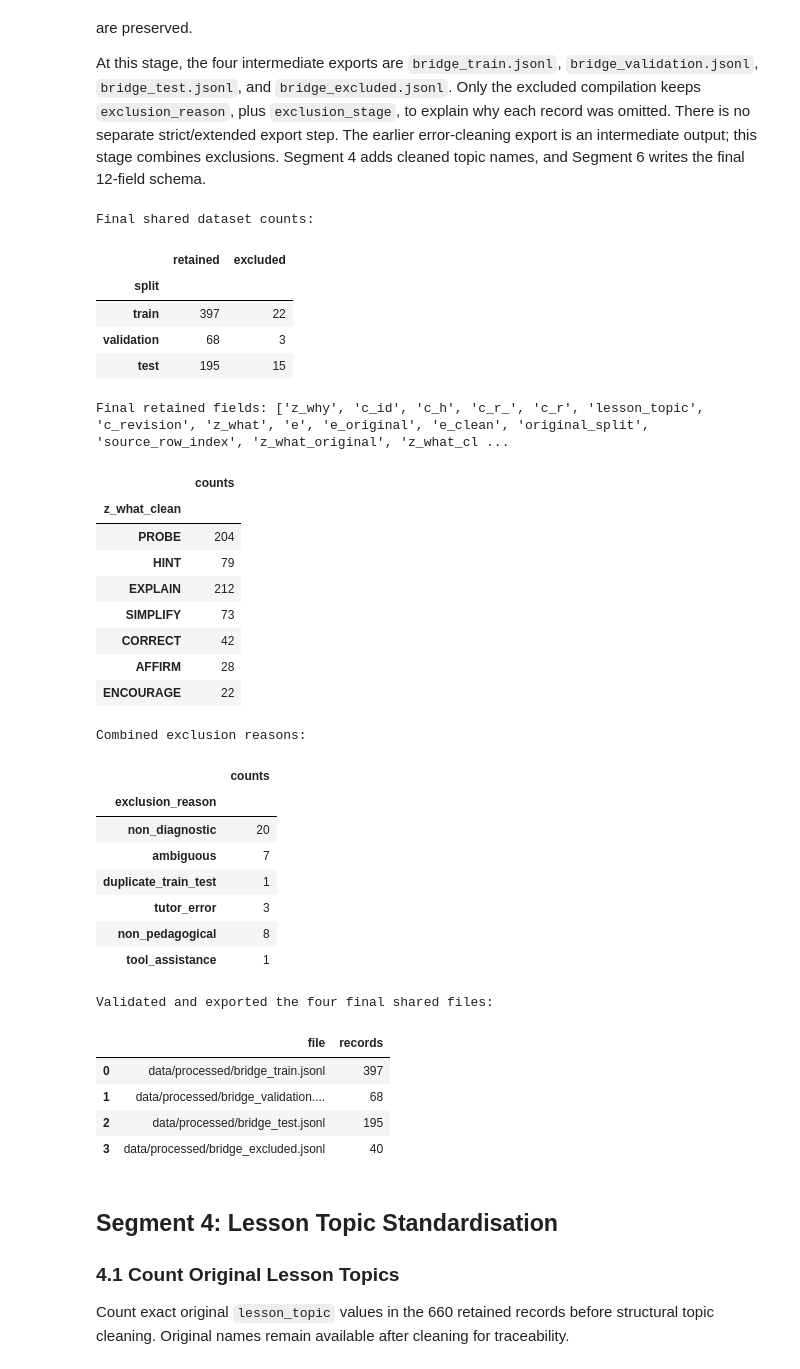
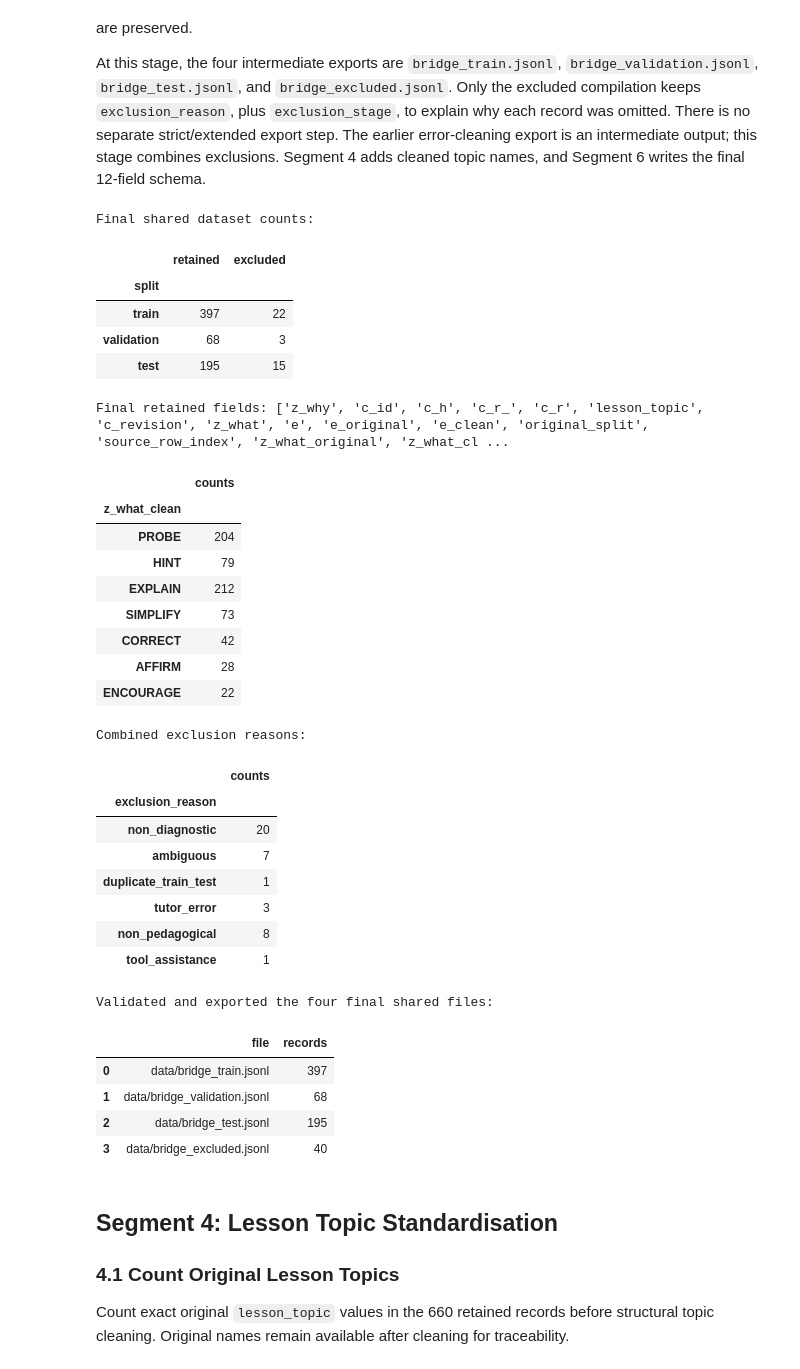
Before and after one commit to FacelessSnowman/TutorState, a Jupyter notebook: explore_bridge.ipynb, the cells around one changed output. Cells and saved outputs as stored; diff of their text form; code cells hidden in the pictures.

```diff
--- a/explore_bridge.ipynb
+++ b/explore_bridge.ipynb
@@ -670,7 +670,7 @@ This export records the error-cleaning stage: 669 retained records and 31 exclus
 These are intermediate exports. Segments 3, 4, and 6 update the processed files; the final shared schema is produced in Segment 6. Run the full pipeline in order when regenerating the shared files.
 # %%
 assert validation_passed, "Complete the validation section before exporting."
-output_directory = Path("data") / "processed"
+output_directory = Path("data")
 output_directory.mkdir(parents=True, exist_ok=True)
 
 def write_jsonl(path, records):
@@ -1444,7 +1444,7 @@ print("Combined exclusion reasons:")
 display(pd.Series(Counter(row["exclusion_reason"] for row in final_excluded_records))
         .rename_axis("exclusion_reason").rename("counts").to_frame())
 
-final_output_directory = Path("data") / "processed"
+final_output_directory = Path("data")
 final_output_directory.mkdir(parents=True, exist_ok=True)
 
 def export_final_jsonl(path, records):
@@ -1467,37 +1467,37 @@ final_export_manifest.append(export_final_jsonl(
 print("Validated and exported the four final shared files:")
 display(pd.DataFrame(final_export_manifest))
 # %% [output]
 Final shared dataset counts:
 |  | retained | excluded |
 | split |  |  |
 | train | 397 | 22 |
 | validation | 68 | 3 |
 | test | 195 | 15 |
 Final retained fields: ['z_why', 'c_id', 'c_h', 'c_r_', 'c_r', 'lesson_topic', 'c_revision', 'z_what', 'e', 'e_original', 'e_clean', 'original_split', 'source_row_index', 'z_what_original', 'z_what_cl ...
 |  | counts |
 | z_what_clean |  |
 | PROBE | 204 |
 | HINT | 79 |
 | EXPLAIN | 212 |
 | SIMPLIFY | 73 |
 | CORRECT | 42 |
 | AFFIRM | 28 |
 | ENCOURAGE | 22 |
 Combined exclusion reasons:
 |  | counts |
 | exclusion_reason |  |
 | non_diagnostic | 20 |
 | ambiguous | 7 |
 | duplicate_train_test | 1 |
 | tutor_error | 3 |
 | non_pedagogical | 8 |
 | tool_assistance | 1 |
 Validated and exported the four final shared files:
 |  | file | records |
-| 0 | data/processed/bridge_train.jsonl | 397 |
-| 1 | data/processed/bridge_validation.... | 68 |
-| 2 | data/processed/bridge_test.jsonl | 195 |
-| 3 | data/processed/bridge_excluded.jsonl | 40 |
+| 0 | data/bridge_train.jsonl | 397 |
+| 1 | data/bridge_validation.jsonl | 68 |
+| 2 | data/bridge_test.jsonl | 195 |
+| 3 | data/bridge_excluded.jsonl | 40 |
 # %% [markdown]
 <a id="segment-4"></a>
 
```
Also changed, not shown: parts of 6 cells of this notebook, 4 other files.
